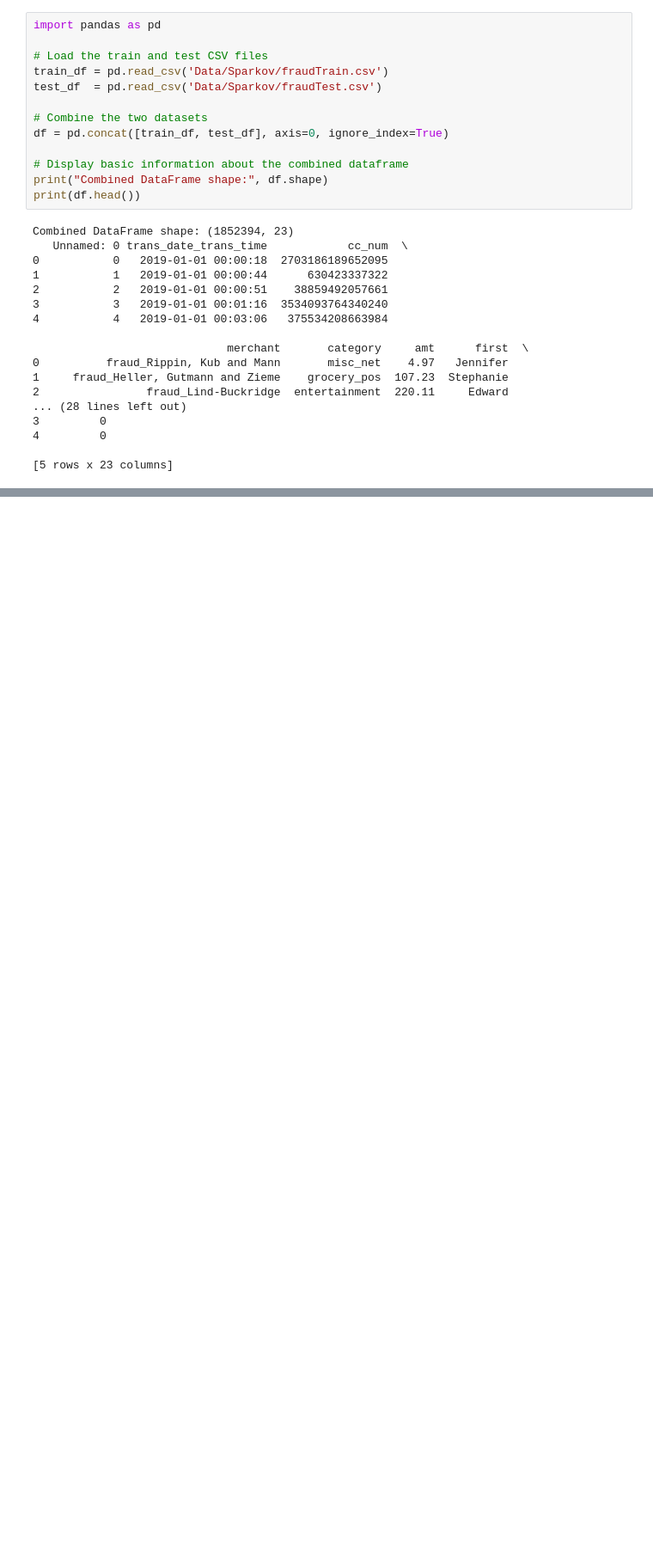
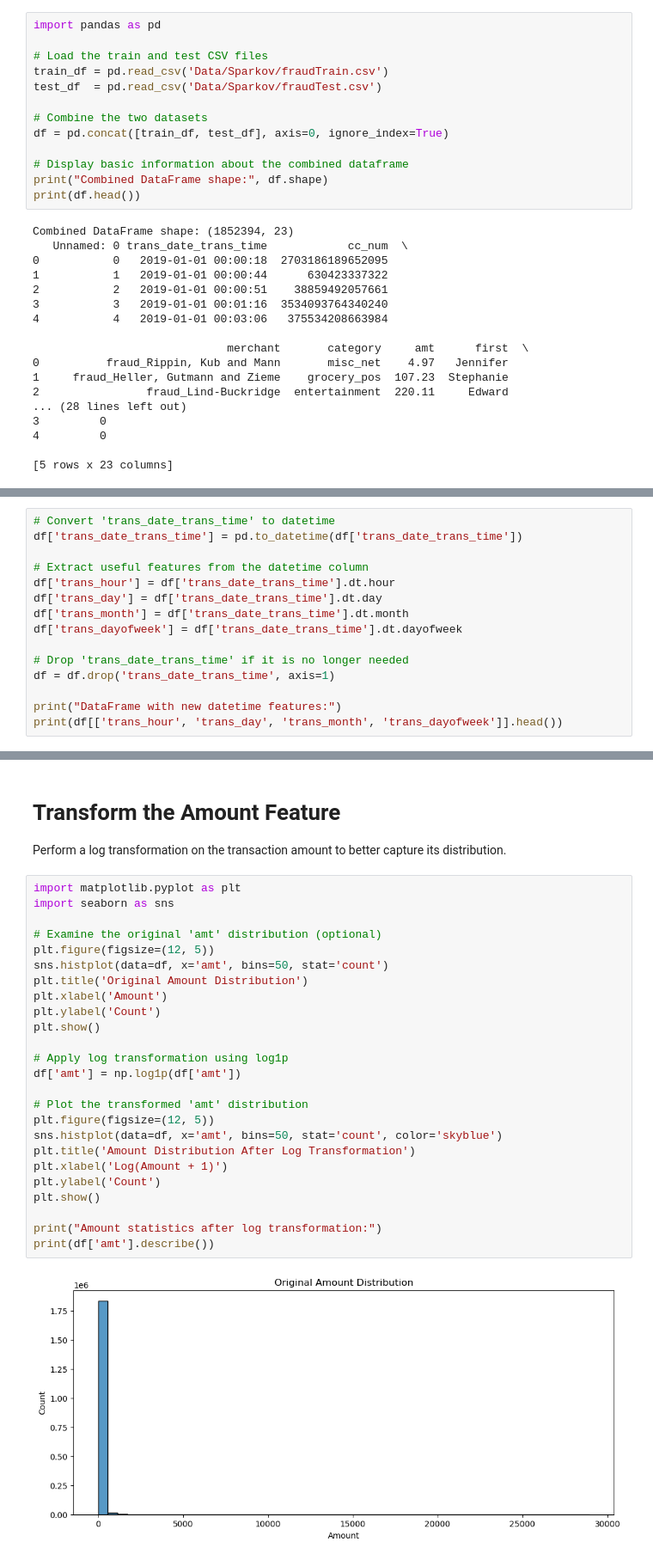
Before and after one commit to RaghuRamSatt/FraudFusion, a Jupyter notebook: Data_Preprocessing.ipynb, the cells around one changed output, grey strips where cells are left out. Shown at 86% size. Drawn from its saved outputs; the diff is of its cells as text; blank space fills up the shorter version.

```diff
--- a/Data_Preprocessing.ipynb
+++ b/Data_Preprocessing.ipynb
@@ -352,0 +94,15 @@ Combined DataFrame shape: (1852394, 23)
+# %%
+# Convert 'trans_date_trans_time' to datetime
+df['trans_date_trans_time'] = pd.to_datetime(df['trans_date_trans_time'])
+
+# Extract useful features from the datetime column
+df['trans_hour'] = df['trans_date_trans_time'].dt.hour
+df['trans_day'] = df['trans_date_trans_time'].dt.day
+df['trans_month'] = df['trans_date_trans_time'].dt.month
+df['trans_dayofweek'] = df['trans_date_trans_time'].dt.dayofweek
+
+# Drop 'trans_date_trans_time' if it is no longer needed
+df = df.drop('trans_date_trans_time', axis=1)
+
+print("DataFrame with new datetime features:")
+print(df[['trans_hour', 'trans_day', 'trans_month', 'trans_dayofweek']].head())
@@ -352,0 +117,30 @@ Combined DataFrame shape: (1852394, 23)
+# %% [markdown]
+# Transform the Amount Feature
+Perform a log transformation on the transaction amount to better capture its distribution.
+# %%
+import matplotlib.pyplot as plt
+import seaborn as sns
+
+# Examine the original 'amt' distribution (optional)
+plt.figure(figsize=(12, 5))
+sns.histplot(data=df, x='amt', bins=50, stat='count')
+plt.title('Original Amount Distribution')
+plt.xlabel('Amount')
+plt.ylabel('Count')
+plt.show()
+
+# Apply log transformation using log1p
+df['amt'] = np.log1p(df['amt'])
+
+# Plot the transformed 'amt' distribution
+plt.figure(figsize=(12, 5))
+sns.histplot(data=df, x='amt', bins=50, stat='count', color='skyblue')
+plt.title('Amount Distribution After Log Transformation')
+plt.xlabel('Log(Amount + 1)')
+plt.ylabel('Count')
+plt.show()
+
+print("Amount statistics after log transformation:")
+print(df['amt'].describe())
+# %% [output]
+[figure, added]
```
Also changed, not shown: parts of 37 cells of this notebook, 3 other files.
